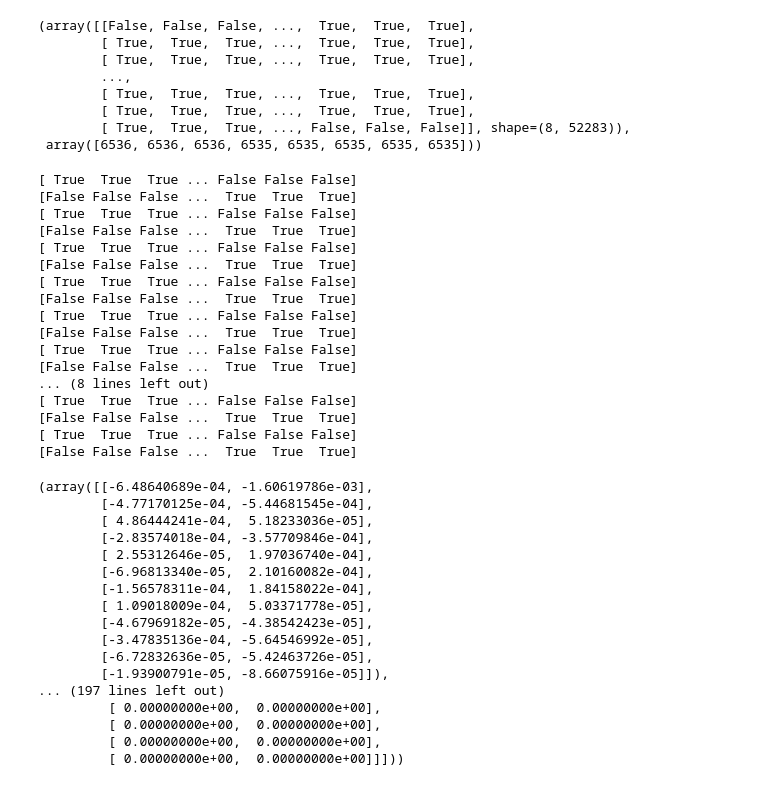
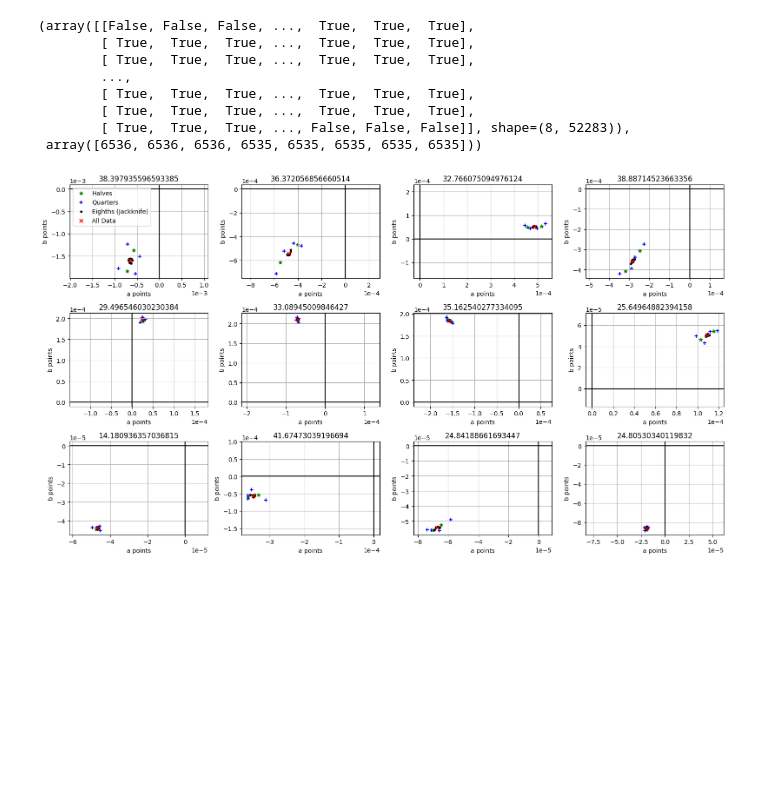
Before and after one commit to nanamiller/hogg_project, a Jupyter notebook: oscillator_catalog/functions_test.ipynb, the cells around one changed output. Cells and saved outputs as stored; diff of their text form; code cells hidden in the pictures; blank space fills up the shorter version.

```diff
--- a/oscillator_catalog/functions_test.ipynb
+++ b/oscillator_catalog/functions_test.ipynb
@@ -460,43 +358,41 @@ def coherence_testing(ts, ys, weights, final_freq, T):
     return all, half, quartiles, eighths
-# %%
-all, half, quartiles = coherence_test_all(t_fit520, flux_fit520, weight_fit520, final_freqs520, exptime520)
-# %% [output]
-[ True  True  True ... False False False]
-[False False False ...  True  True  True]
-[ True  True  True ... False False False]
-[False False False ...  True  True  True]
-[ True  True  True ... False False False]
-[False False False ...  True  True  True]
-[ True  True  True ... False False False]
-[False False False ...  True  True  True]
-[ True  True  True ... False False False]
-[False False False ...  True  True  True]
-[ True  True  True ... False False False]
-[False False False ...  True  True  True]
-... (8 lines left out)
-[ True  True  True ... False False False]
-[False False False ...  True  True  True]
-[ True  True  True ... False False False]
-[False False False ...  True  True  True]
 # %%
-all, half, quartiles, eighths = coherence_testing(t_fit520, flux_fit520, weight_fit520, final_freqs520, exptime520)
+all, half, quartiles, eighths = coherence_all(t_fit520, flux_fit520, weight_fit520, final_freqs520, exptime520)
-# %%
-coherence_testing(t_fit520, flux_fit520, weight_fit520, final_freqs520, exptime520)
-# %% [output]
-(array([[-6.48640689e-04, -1.60619786e-03],
-        [-4.77170125e-04, -5.44681545e-04],
-        [ 4.86444241e-04,  5.18233036e-05],
-        [-2.83574018e-04, -3.57709846e-04],
-        [ 2.55312646e-05,  1.97036740e-04],
-        [-6.96813340e-05,  2.10160082e-04],
-        [-1.56578311e-04,  1.84158022e-04],
-        [ 1.09018009e-04,  5.03371778e-05],
-        [-4.67969182e-05, -4.38542423e-05],
-        [-3.47835136e-04, -5.64546992e-05],
-        [-6.72832636e-05, -5.42463726e-05],
-        [-1.93900791e-05, -8.66075916e-05]]),
-... (197 lines left out)
-         [ 0.00000000e+00,  0.00000000e+00],
-         [ 0.00000000e+00,  0.00000000e+00],
-         [ 0.00000000e+00,  0.00000000e+00],
-         [ 0.00000000e+00,  0.00000000e+00]]]))
+# %%
+fig, axes = plt.subplots(3, 4, figsize=(16, 9))
+
+for idx, (ax, points1, points2, points3, points4) in enumerate(zip(axes.flat, all, half, quartiles, eighths)):
+    a_all = points1[0]
+    b_all = points1[1]
+
+    a_half = points2[:, 0]
+    b_half = points2[:, 1]
+
+    a_quarter = points3[:, 0]
+    b_quarter = points3[:, 1]
+
+    a_eighth = points4[:, 0]
+    b_eighth= points4[:, 1]
+
+    ax.scatter(a_half, b_half, color='green', marker='*', label='Halves')
+    ax.scatter(a_quarter, b_quarter, color='blue', marker='+', label='Quarters')
+    ax.scatter(a_eighth, b_eighth, color='k', marker='.', label='Eighths (Jackknife)')
+    ax.scatter(a_all, b_all, color='red', marker='x', label='All Data')
+
+    if idx == 0:
+        ax.legend()
+
+    ax.axvline(0, color = 'k')
+    ax.axhline(0, color = 'k')
+    ax.set_title(final_freqs520[idx])
+    ax.set_xlabel("a points")
+    ax.set_ylabel("b points")
+    ax.grid(True)
+    ax.ticklabel_format(style='sci', scilimits=(-3, 3), axis='both')
+    ax.axis('equal')
+
+
+
+plt.tight_layout()
+# %% [output]
+[figure, added]
```
Also changed, not shown: parts of 7 cells of this notebook.
